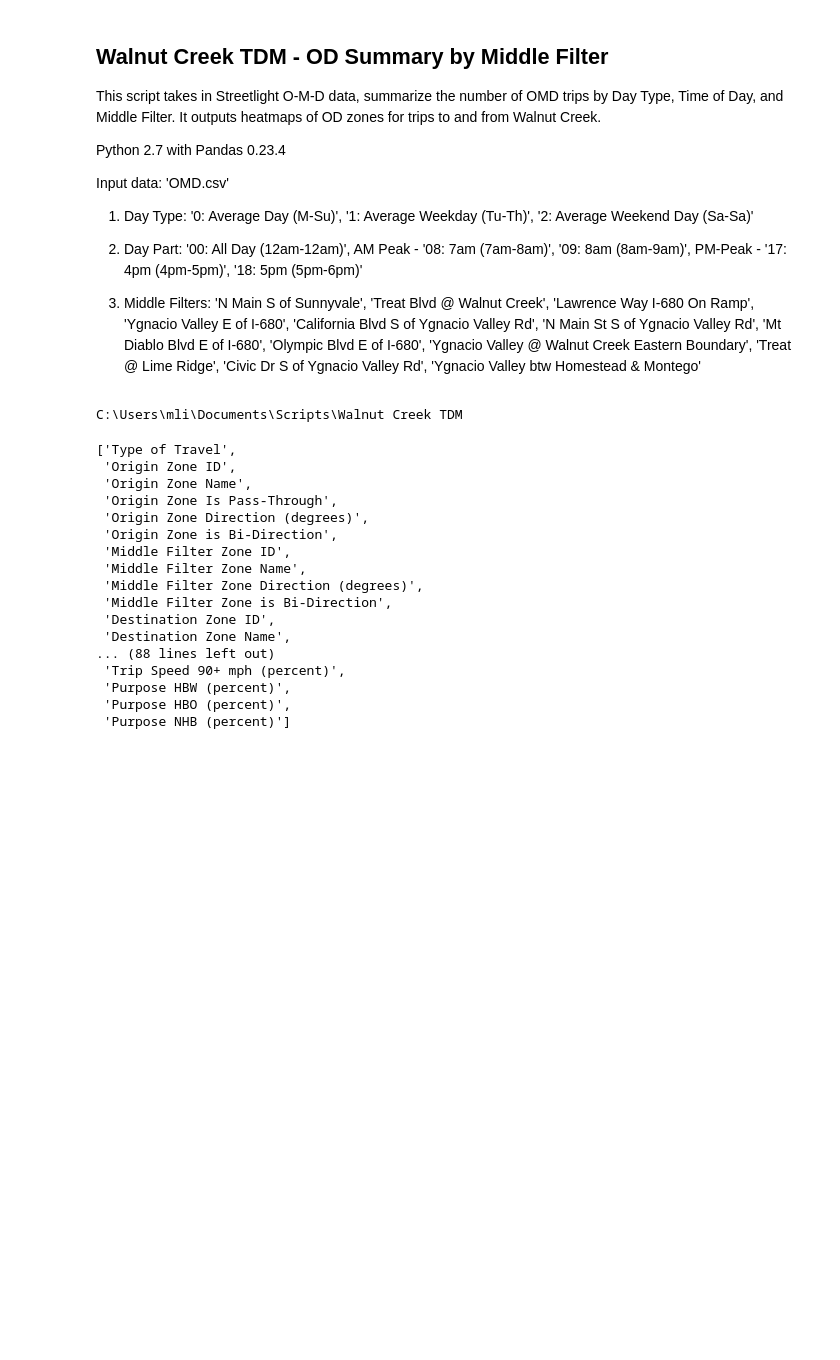
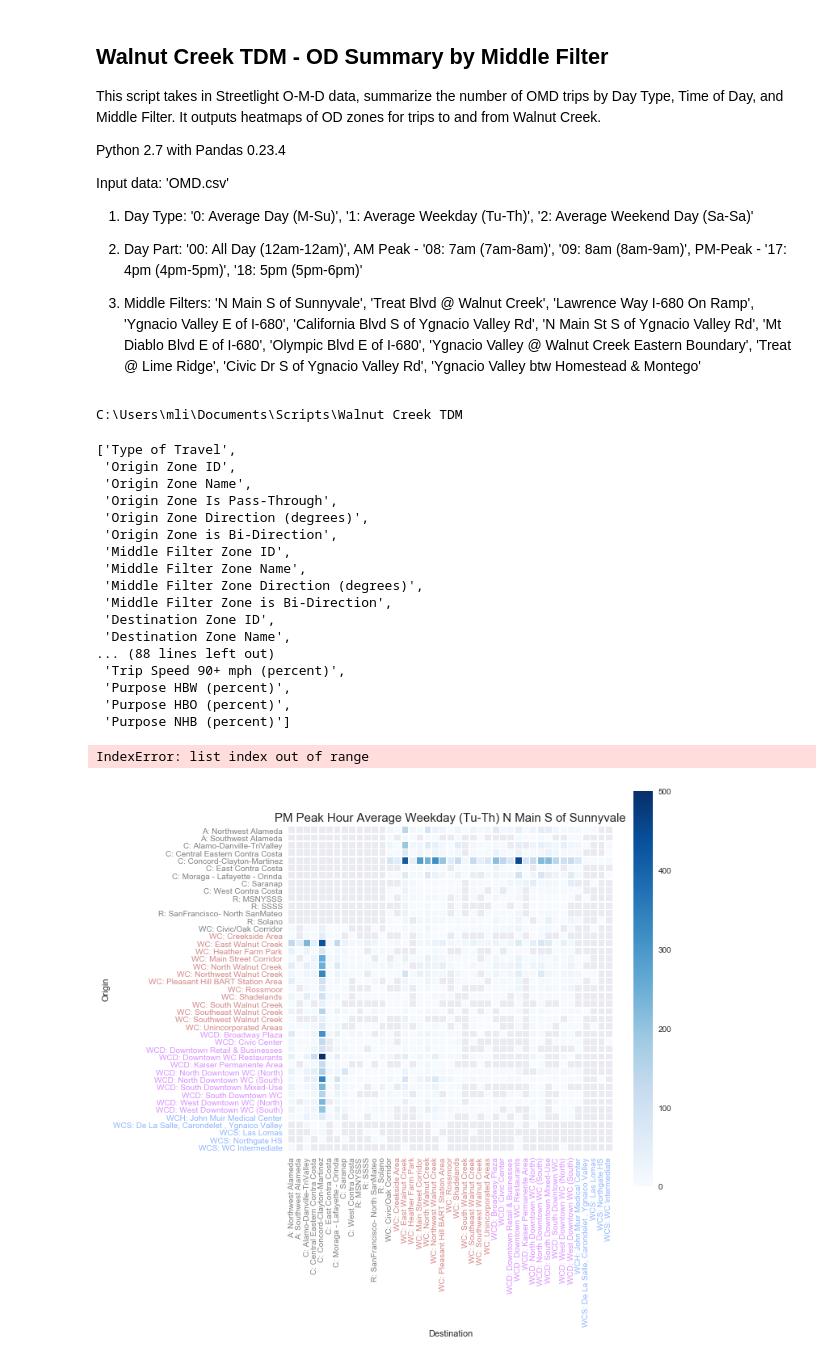
Before and after one commit to meiqingli/WalnutCreekTDM, a Jupyter notebook: WC_OMD_MiddleFilter.ipynb, the cells around one changed output. Saved outputs shown, nothing was run; the diff lists cells and outputs as text; code cells hidden in the pictures; blank space fills up the shorter version.

```diff
--- a/WC_OMD_MiddleFilter.ipynb
+++ b/WC_OMD_MiddleFilter.ipynb
@@ -26,8 +26,12 @@ pd.options.mode.chained_assignment = None  # default='warn'
 import numpy as np
 import matplotlib.pyplot as plt
 from matplotlib.pyplot import figure
+from matplotlib.ticker import FuncFormatter
 import seaborn as sns
 sns.set()
+
+# set comma separator
+comma_fmt = FuncFormatter(lambda x, p: format(int(x), ','))
 # %% [output]
 C:\Users\mli\Documents\Scripts\Walnut Creek TDM
 # %%
@@ -61,8 +65,8 @@ df = omd_df[['Origin Zone ID','Origin Zone Name','Destination Zone ID', 'Middle
 zone = pd.read_csv('zone_crosswalk.csv')
 
 # rename columns
-origin_zone = zone.rename(index=str, columns={"ZoneID": "Origin Zone ID","Street Light Zone":"Origin Street Light Zone", "Location": "Origin Location", "Group": "Origin Group", "Employment": "Origin Employment"})
-destination_zone = zone.rename(index=str, columns={"ZoneID": "Destination Zone ID","Street Light Zone":"Destination Street Light Zone", "Location": "Destination Location", "Group": "Destination Group", "Employment": "Destination Employment"})
+origin_zone = zone.rename(index=str, columns={"ZoneID": "Origin Zone ID","Street Light Zone":"Origin Street Light Zone", "ST Label": "Origin", "Location": "Origin Location", "Group": "Origin Group", "Employment": "Origin Employment"})
+destination_zone = zone.rename(index=str, columns={"ZoneID": "Destination Zone ID","Street Light Zone":"Destination Street Light Zone", "ST Label": "Destination", "Location": "Destination Location", "Group": "Destination Group", "Employment": "Destination Employment"})
 # %%
 # join zone lookup table to O-D dataframe
 df_o = pd.merge(df, origin_zone, on='Origin Zone ID', validate="many_to_one")
@@ -83,5 +87,5 @@ od_wc_pm = od_wc[((od_wc['Day Part'] =='17: 4pm (4pm-5pm)')|(od_wc['Day Part'] =
 # set group arrays
 Day_Type = ['0: Average Day (M-Su)', '1: Average Weekday (Tu-Th)', '2: Average Weekend Day (Sa-Sa)']
 Middle_Filter = ['N Main S of Sunnyvale', 'Treat Blvd @ Walnut Creek', 'Lawrence Way I-680 On Ramp', 'Ygnacio Valley E of I-680', 'California Blvd S of Ygnacio Valley Rd', 'N Main St S of Ygnacio Valley Rd', 'Mt Diablo Blvd E of I-680', 'Olympic Blvd E of I-680', 'Ygnacio Valley @ Walnut Creek Eastern Boundary', 'Treat @ Lime Ridge', 'Civic Dr S of Ygnacio Valley Rd', 'Ygnacio Valley btw Homestead & Montego']
-OD = [' Zone Name', ' Location', ' Group']
+# OD = [' Zone Name', ' Location', ' Group']
 # %%
@@ -125,16 +187,66 @@ for x in Day_Type:
 # %%
 # PM plot
-for x in Day_Type:
+for x in Day_Type[:2]:
     od_wc_pm_dt = od_wc_pm[(od_wc_pm['Day Type'] == x)]
     for y in Middle_Filter:
         od_wc_pm_mf = od_wc_pm_dt[(od_wc_pm_dt['Middle Filter Zone Name'] == y)]
-        for z in OD:
+#         for z in OD:
             # pivot Table
-            matrix = od_wc_pm_dt.pivot_table(values= 'O-M-D Traffic (StL Index)', columns= 'Destination' + z, index='Origin' + z, aggfunc=np.sum)
-            plt.figure(figsize=(9,9), facecolor='#FFFFFF',edgecolor='#FFFFFF', clear=True)
-            plt.xlabel('Origin' + z, size = 15)
-            plt.ylabel('Destination' + z, size = 15)
-            plt.title('PM' + ' ' + x[3:] + ' ' + y, size = 15)
-            sns.heatmap(matrix, fmt=".1f", linewidths=.5, square = True, cmap = 'Blues', annot = None, xticklabels=True, yticklabels=True);
-            plt.savefig('PM'+ x[3:] + y + z + '.pdf', dpi=300, bbox_inches='tight', papertype=None)
-            plt.close()
+        matrix = od_wc_pm_dt.pivot_table(values= 'O-M-D Traffic (StL Index)', columns= 'Destination', index='Origin', aggfunc=np.sum)
+        plt.figure(figsize=(9,9), facecolor='#FFFFFF',edgecolor='#FFFFFF', clear=True)
+        plt.title('PM Peak Hour' + ' ' + x[3:] + ' ' + y, size = 15)
+        plot=sns.heatmap(matrix, fmt=".1f", linewidths=.5, square = True, cmap = 'Reds', annot = None, xticklabels=True, yticklabels=True, vmin=0, vmax=500,
+                cbar_kws={'format':comma_fmt})
+        # set text label colors
+        for i in range(14):
+            plot.get_xticklabels()[i].set_color('grey')
+            plot.get_yticklabels()[i].set_color('grey')
+
+        for i in range(14, 27):
+            plot.get_xticklabels()[i].set_color('#d48686')
+            plot.get_yticklabels()[i].set_color('#d48686')
+
+        for i in range(27, 38):
+            plot.get_xticklabels()[i].set_color('#d990ff')
+            plot.get_yticklabels()[i].set_color('#d990ff')
+
+        for i in range(38, 44):
+            plot.get_xticklabels()[i].set_color('#90b6ff')
+            plot.get_yticklabels()[i].set_color('#90b6ff')
+
+        plt.savefig('PM'+ x[3:] + y + '.pdf', dpi=300, bbox_inches='tight', papertype=None)
+        plt.close()
+
+od_wc_pm_dt = od_wc_pm[(od_wc_pm['Day Type'] == '2: Average Weekend Day (Sa-Sa)')]
+for y in Middle_Filter:
+    od_wc_pm_mf = od_wc_pm_dt[(od_wc_pm_dt['Middle Filter Zone Name'] == y)]
+#         for z in OD:
+        # pivot Table
+    matrix = od_wc_pm_dt.pivot_table(values= 'O-M-D Traffic (StL Index)', columns= 'Destination', index='Origin', aggfunc=np.sum)
+    plt.figure(figsize=(9,9), facecolor='#FFFFFF',edgecolor='#FFFFFF', clear=True)
+    plt.title('PM Peak Hour' + ' ' + x[3:] + ' ' + y, size = 15)
+    plot=sns.heatmap(matrix, fmt=".1f", linewidths=.5, square = True, cmap = 'Blues', annot = None, xticklabels=True, yticklabels=True, vmin=0, vmax=500,
+            cbar_kws={'format':comma_fmt})
+    # set text label colors
+    for i in range(14):
+        plot.get_xticklabels()[i].set_color('grey')
+        plot.get_yticklabels()[i].set_color('grey')
+
+    for i in range(14, 27):
+        plot.get_xticklabels()[i].set_color('#d48686')
+        plot.get_yticklabels()[i].set_color('#d48686')
+
+    for i in range(27, 38):
+        plot.get_xticklabels()[i].set_color('#d990ff')
+        plot.get_yticklabels()[i].set_color('#d990ff')
+
+    for i in range(38, 43):
+        plot.get_xticklabels()[i].set_color('#90b6ff')
+    for i in range(38, 44):
+        plot.get_yticklabels()[i].set_color('#90b6ff')
+
+    plt.savefig('PM'+ x[3:] + y + '.pdf', dpi=300, bbox_inches='tight', papertype=None)
+    plt.close()
+# %% [output]
+IndexError: list index out of range
+[figure, added]
```
Also changed, not shown: parts of 2 cells of this notebook.
